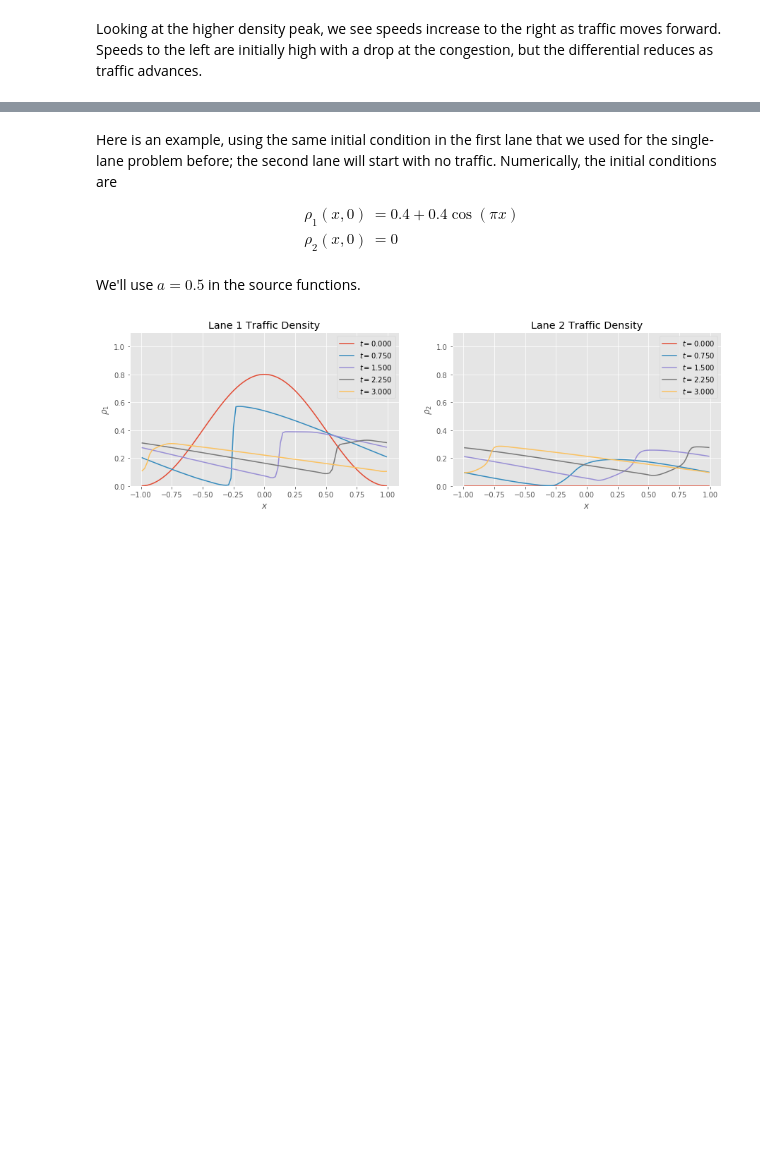
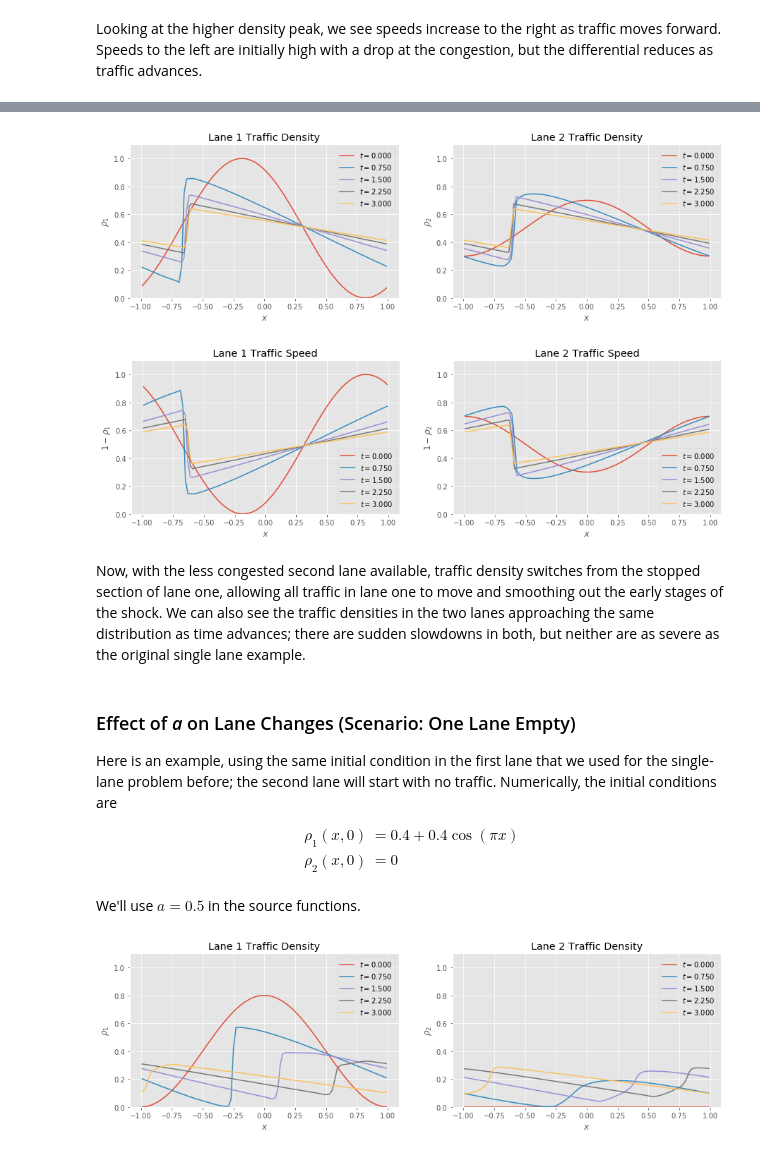
Before and after one commit to j-emmel/class, a Jupyter notebook: project/project.ipynb, the cells around one changed output, grey strips where cells are left out. Saved outputs shown, nothing was run; the diff lists cells and outputs as text; code cells hidden in the pictures; blank space fills up the shorter version.

Commit message:
Project: add new example, readme

```diff
--- a/project/project.ipynb
+++ b/project/project.ipynb
@@ -133,8 +133,8 @@ With this, we can set up a modified Riemann solver for the problem, which will u
 def source_zero(x, U):
     return 0*U
 
-def fvsolve2systembc(riemann, U0, bc, source=source_zero,
-                     a=-1, b=1, n=20, tfinal=3, t_step=None, limit=limit_minmod, args=()):
+def fvsolve2systembc(riemann, U0, bc, source=source_zero, a=-1, b=1, n=20,
+                     tfinal=3, t_step=None, limit=limit_minmod, args=()):
     h = (b - a)/n
     if t_step is None:
         t_step = h/30
@@ -207,12 +207,8 @@ class TwoLanesTraffic:
         p2L = UL[1]
         p2R = UR[1]
 
-        #sL = numpy.minimum(1 - 2 * p1L, 1 - 2 * p1R)
-        #sR = numpy.maximum(1 - 2 * p2L, 1 - 2 * p2R)
-
         sL = 1 - 2 * numpy.max([p1L, p1R, p2L, p2R], axis=0)
         sR = 1 - 2 * numpy.min([p1L, p1R, p2L, p2R], axis=0)
-
 
         fL = self.flux(UL)
         fR = self.flux(UR)
@@ -254,8 +250,8 @@ class TwoLanesTraffic:
         Lane 1: half-amplitude sine
         Lane 2: reduced amplitude sine (0.2), still 0.5 baseline
         """
-        p1 = 0.5 + 0.5 * numpy.sin(-numpy.pi * x)
-        p2 = 0.5 + 0.2 * numpy.sin(-numpy.pi * x)
+        p1 = 0.5 + 0.5 * numpy.sin(1 - numpy.pi * x)
+        p2 = 0.5 + 0.2 * numpy.cos(-numpy.pi * x)
         return numpy.array([p1, p2])
 
     def initial_cos_empty(self, x):
@@ -322,5 +318,6 @@ def plot_speeds(problem, x, hist, until=None, n=5):
 
 # TEST: approximate a solution without source terms (i.e., two fully independent lanes)
 # problem = TwoLanesTraffic(a=0.1)
-# x, hist = fvsolve2system(problem.riemann_hll, problem.initial_sin_2, n=200, limit=limit_minmod, args=())
+# x, hist = fvsolve2system(problem.riemann_hll, problem.initial_sin_2, n=200,
+#                          limit=limit_minmod, args=())
 # plot_densities(problem, x, hist, until=2)
@@ -327,4 +345,19 @@ def plot_speeds(problem, x, hist, until=None, n=5):
+# %%
+problem = TwoLanesTraffic(a=0.5)
+x, hist = fvsolve2systembc(
+            problem.riemann_hll, problem.initial_sin_uneven, problem.bc_periodic,
+            source=problem.source_lane_changes, n=100, tfinal=3, args=())
+
+plot_densities(problem, x, hist, until=3)
+plot_speeds(problem, x, hist, until=3)
+# %% [output]
+[figure, added]
+[figure, added]
+# %% [markdown]
+Now, with the less congested second lane available, traffic density switches from the stopped section of lane one, allowing all traffic in lane one to move and smoothing out the early stages of the shock. We can also see the traffic densities in the two lanes approaching the same distribution as time advances; there are sudden slowdowns in both, but neither are as severe as the original single lane example.
 # %% [markdown]
+### Effect of _a_ on Lane Changes (Scenario: One Lane Empty)
+
 Here is an example, using the same initial condition in the first lane that we used for the single-lane problem before; the second lane will start with no traffic. Numerically, the initial conditions are
 
 \begin{align*}
```
Also changed, not shown: parts of 12 cells of this notebook, 2 other files.
